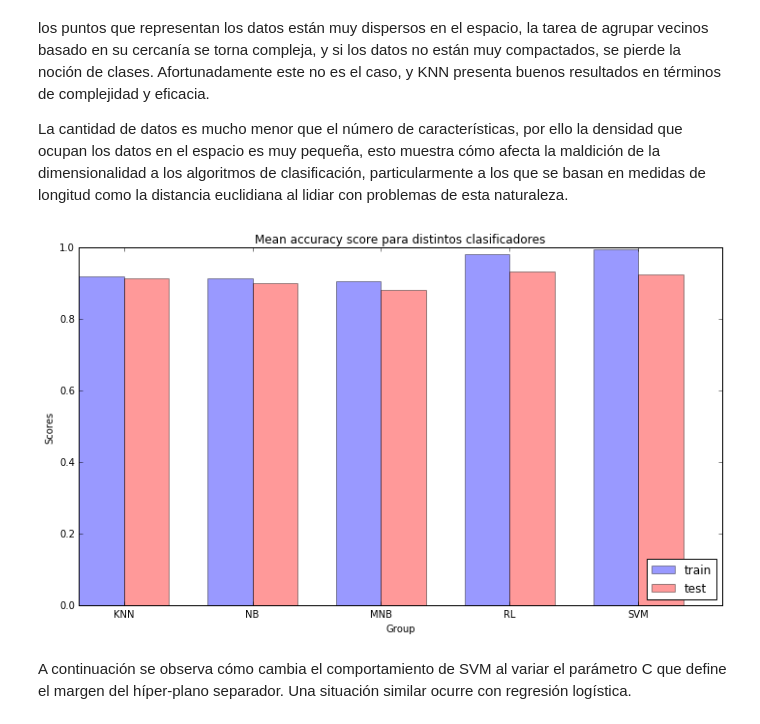
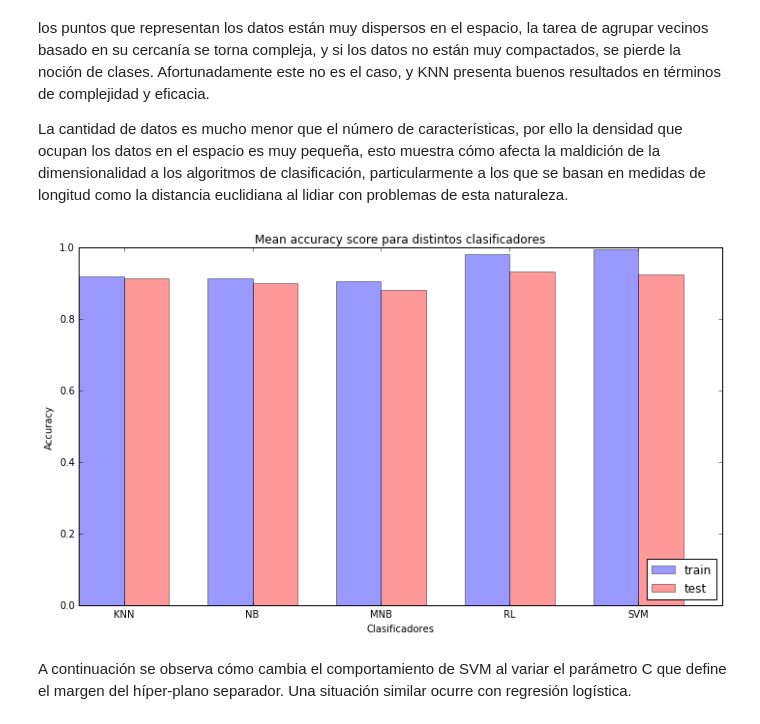
Before and after one commit to mazino/ML-Tarea1, a Jupyter notebook: ML-Tarea2/Pregunta 3/Pregunta 3.ipynb, the cells around one changed output. Saved outputs shown, nothing was run; the diff lists cells and outputs as text; code cells hidden in the pictures.

```diff
--- a/ML-Tarea2/Pregunta 3/Pregunta 3.ipynb
+++ b/ML-Tarea2/Pregunta 3/Pregunta 3.ipynb
@@ -169,35 +176,35 @@ La cantidad de datos es mucho menor que el número de características, por ello
 # %%
 def plotACC(acc_tr, acc_ts):
     fig, ax = plt.subplots(figsize=(10,6))
 
     index = np.arange(5)
     bar_width = 0.35
 
     opacity = 0.4
     error_config = {'ecolor': '0.3'}
 
     rects1 = plt.bar(index, acc_tr, bar_width,
                      alpha=opacity,
                      color='b',
                      label='train')
 
     rects2 = plt.bar(index + bar_width, acc_ts, bar_width,
                      alpha=opacity,
                      color='r',
                      label='test')
 
-    plt.xlabel('Group')
-    plt.ylabel('Scores')
+    plt.xlabel('Clasificadores')
+    plt.ylabel('Accuracy')
     plt.title('Mean accuracy score para distintos clasificadores')
     plt.xticks(index + bar_width, ('KNN', 'NB', 'MNB', 'RL', 'SVM'))
     plt.legend(loc=4)
 
     plt.tight_layout()
     plt.show()
 
 plotACC(acc_tr, acc_ts)
 # %% [output]
-[figure, old version]
+[figure, new version]
 # %% [markdown]
 A continuación se observa cómo cambia el comportamiento de SVM al variar el parámetro C que define el margen del híper-plano separador. Una situación similar ocurre con regresión logística.
 # %%
```
Also changed, not shown: parts of 4 cells of this notebook.
